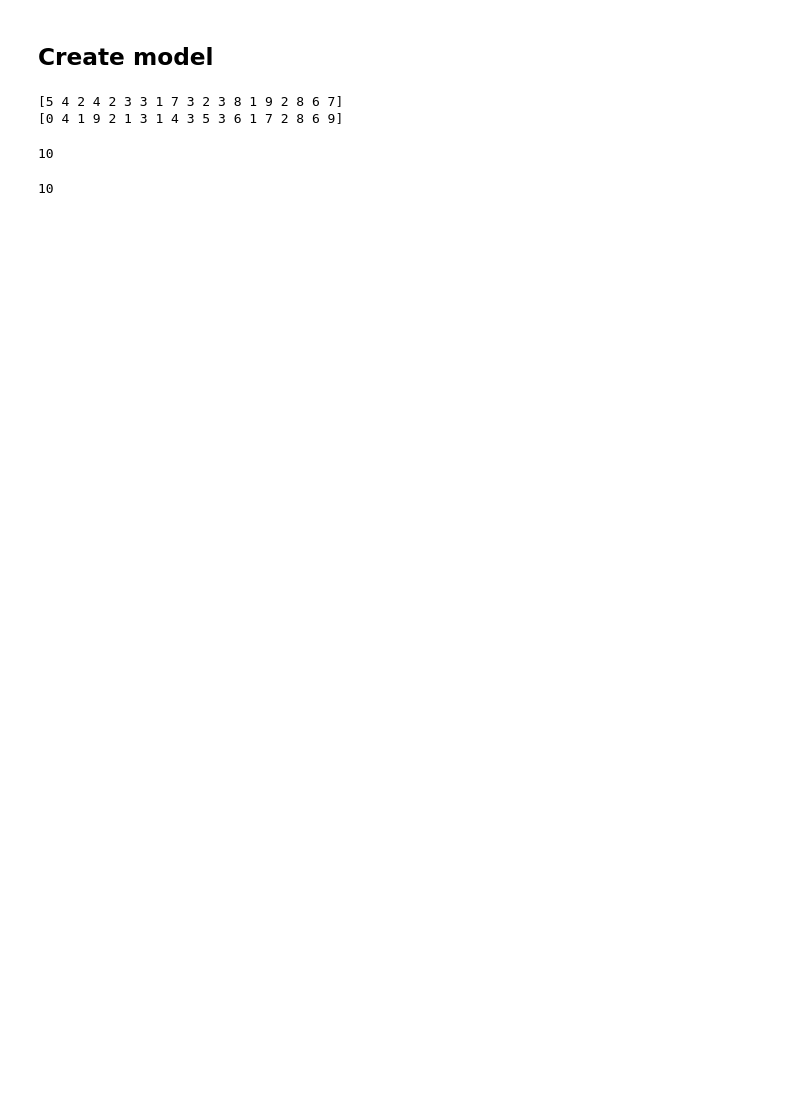
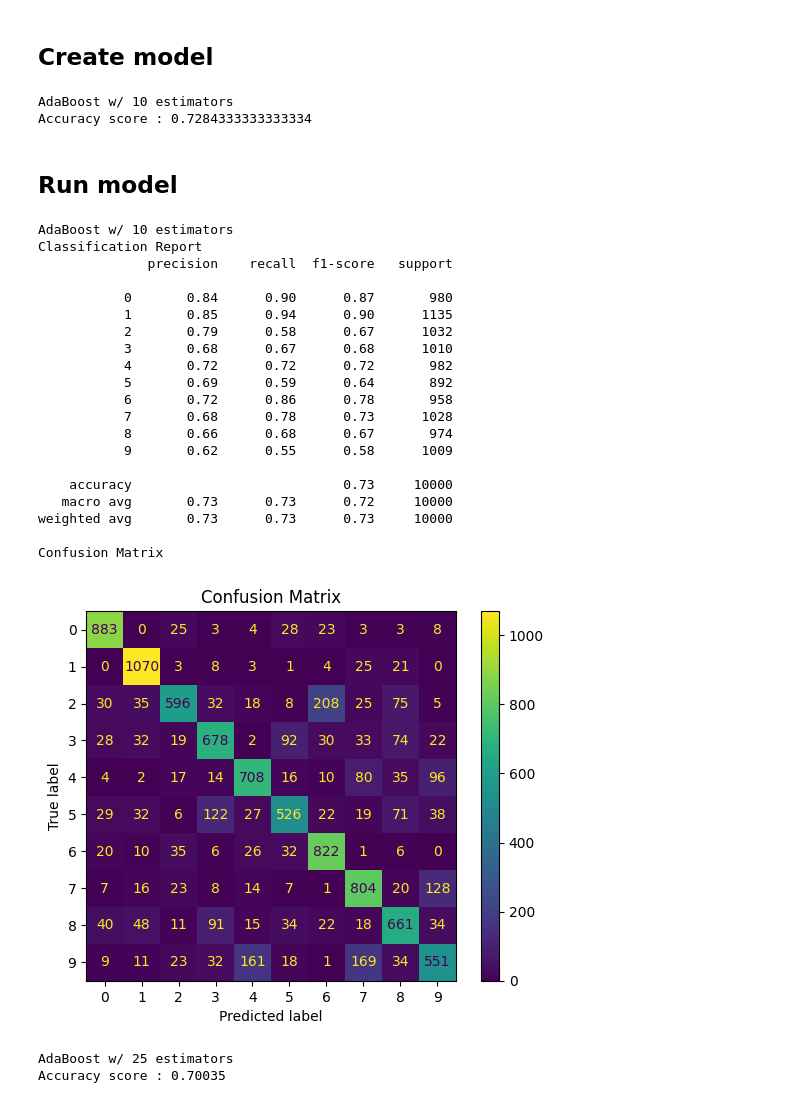
Before and after one commit to Naeempatel010/CS6316-Project, a Jupyter notebook: boosting.ipynb, the cells around one changed output. Cells and saved outputs as stored; diff of their text form; code cells hidden in the pictures; blank space fills up the shorter version.

Commit message:
finished boosting

```diff
--- a/boosting.ipynb
+++ b/boosting.ipynb
@@ -46,2 +46,26 @@ def train(est, X, y, cv, name):
+# %%
+def train_model_clf(est, X, y):
+    est.fit(X, y)
+    y_pred = est.predict(X)
+
+    acc_score = accuracy_score(y, y_pred)
+    print('Accuracy score : ' + str(acc_score))
+
+def test_model_clf(est, X, y):
+    y_pred = est.predict(X)
+    print("Classification Report")
+    print(classification_report(y, y_pred))
+
+    print("Confusion Matrix")
+    cmd = ConfusionMatrixDisplay(confusion_matrix(y, y_pred))
+    cmd.plot()
+    plt.title("Confusion Matrix")
+    plt.show()
 # %%
-cv = ShuffleSplit(n_splits=10, test_size=.2)
+cv = ShuffleSplit(n_splits=10,  test_size=.2)
+ada_pipeline = Pipeline([("classifier", AdaBoostClassifier())])
+print("AdaBoost w/ 10 estimators")
+train_model_clf(ada_pipeline, train_X, train_y.ravel())
+# %% [output]
+AdaBoost w/ 10 estimators
+Accuracy score : 0.7284333333333334
@@ -59,12 +71,0 @@ def test_model(est, X, y):
-# %%
-train_y_pred = clf.predict(train_X)
-print(train_y_pred[1:20])
-print(train_y[1:20])
-# %% [output]
-[5 4 2 4 2 3 3 1 7 3 2 3 8 1 9 2 8 6 7]
-[0 4 1 9 2 1 3 1 4 3 5 3 6 1 7 2 8 6 9]
-10
-# %%
-clf.n_classes_
-# %% [output]
-10
@@ -73,0 +72,34 @@ print('Accuracy score : ' + str(accuracy))
+# %% [markdown]
+## Run model
+# %%
+print("AdaBoost w/ 10 estimators")
+test_model_clf(ada_pipeline, test_X, test_y)
+# %% [output]
+AdaBoost w/ 10 estimators
+Classification Report
+              precision    recall  f1-score   support
+
+           0       0.84      0.90      0.87       980
+           1       0.85      0.94      0.90      1135
+           2       0.79      0.58      0.67      1032
+           3       0.68      0.67      0.68      1010
+           4       0.72      0.72      0.72       982
+           5       0.69      0.59      0.64       892
+           6       0.72      0.86      0.78       958
+           7       0.68      0.78      0.73      1028
+           8       0.66      0.68      0.67       974
+           9       0.62      0.55      0.58      1009
+
+    accuracy                           0.73     10000
+   macro avg       0.73      0.73      0.72     10000
+weighted avg       0.73      0.73      0.73     10000
+
+Confusion Matrix
+[figure, added]
+# %%
+ada_pipeline_20 = Pipeline([("classifier", AdaBoostClassifier(n_estimators=25))])
+print("AdaBoost w/ 25 estimators")
+train_model_clf(ada_pipeline_20, train_X, train_y.ravel())
+# %% [output]
+AdaBoost w/ 25 estimators
+Accuracy score : 0.70035
```
Also changed, not shown: parts of 11 cells of this notebook.
